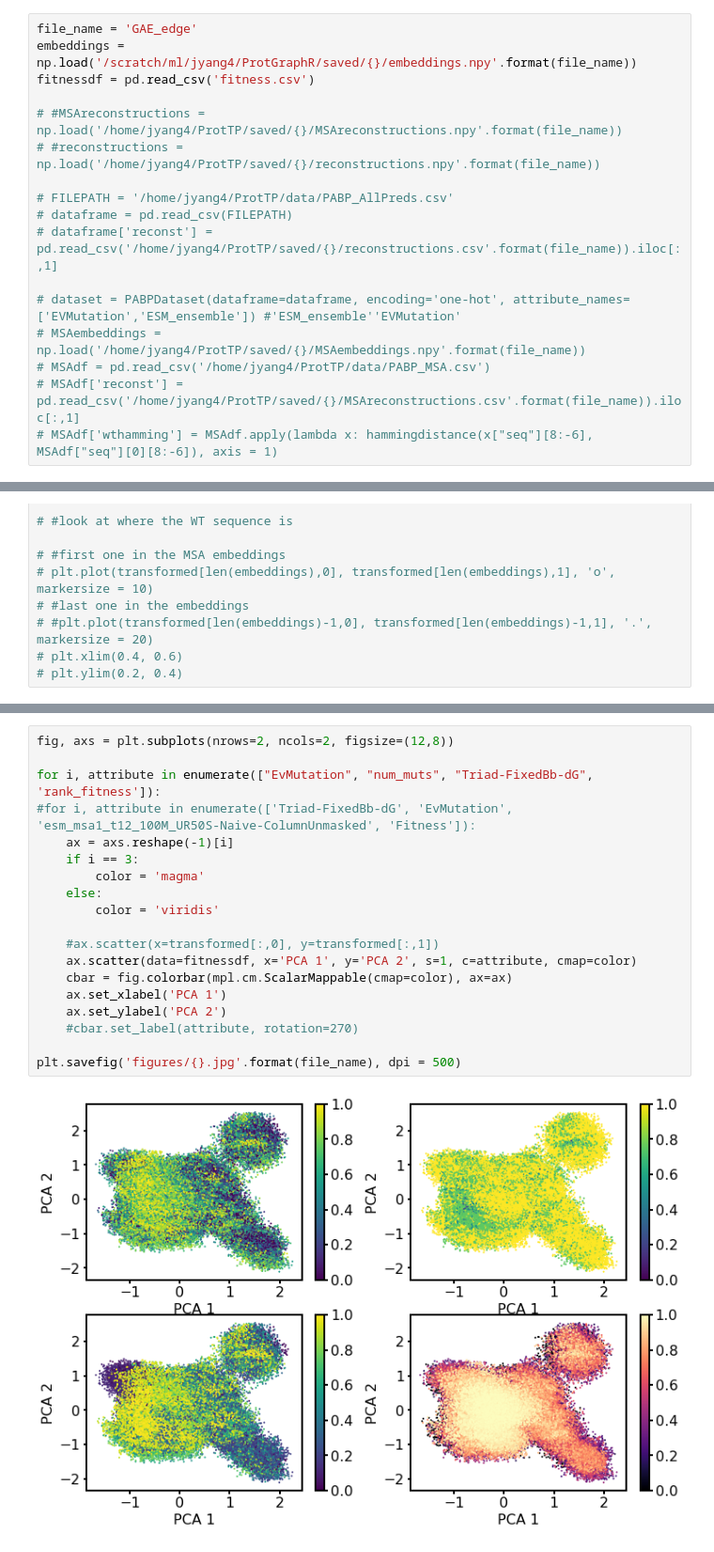
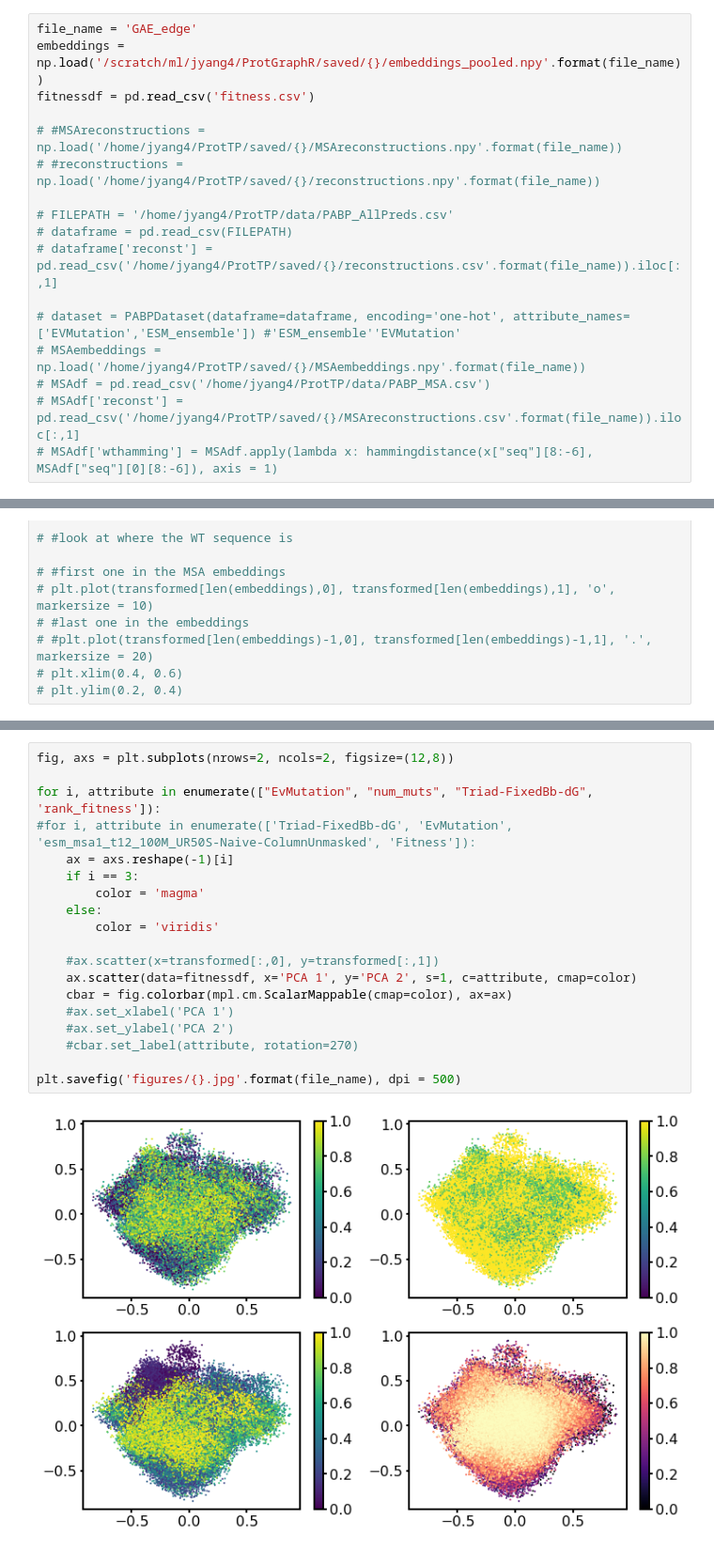
Before and after one commit to jsunn-y/ProtGraphR, a Jupyter notebook: analysis/visualization.ipynb, the cells around one changed output, grey strips where cells are left out. Shown at 94% size. Cells and saved outputs as stored; diff of their text form.

Commit message:
new visualizations

```diff
--- a/analysis/visualization.ipynb
+++ b/analysis/visualization.ipynb
@@ -41,6 +41,6 @@ mpl.rcParams['ytick.major.width'] = 2
 # %%
 file_name = 'GAE_edge'
-embeddings = np.load('/scratch/ml/jyang4/ProtGraphR/saved/{}/embeddings.npy'.format(file_name))
+embeddings = np.load('/scratch/ml/jyang4/ProtGraphR/saved/{}/embeddings_pooled.npy'.format(file_name))
 fitnessdf = pd.read_csv('fitness.csv')
 
 # #MSAreconstructions = np.load('/home/jyang4/ProtTP/saved/{}/MSAreconstructions.npy'.format(file_name))
@@ -118,21 +102,21 @@ fitnessdf
 # %%
 fig, axs = plt.subplots(nrows=2, ncols=2, figsize=(12,8))
 
 for i, attribute in enumerate(["EvMutation", "num_muts", "Triad-FixedBb-dG", 'rank_fitness']):
 #for i, attribute in enumerate(['Triad-FixedBb-dG', 'EvMutation', 'esm_msa1_t12_100M_UR50S-Naive-ColumnUnmasked', 'Fitness']):
     ax = axs.reshape(-1)[i]
     if i == 3:
         color = 'magma'
     else:
         color = 'viridis'
 
     #ax.scatter(x=transformed[:,0], y=transformed[:,1])
     ax.scatter(data=fitnessdf, x='PCA 1', y='PCA 2', s=1, c=attribute, cmap=color)
     cbar = fig.colorbar(mpl.cm.ScalarMappable(cmap=color), ax=ax)
-    ax.set_xlabel('PCA 1')
-    ax.set_ylabel('PCA 2')
+    #ax.set_xlabel('PCA 1')
+    #ax.set_ylabel('PCA 2')
     #cbar.set_label(attribute, rotation=270)
 
 plt.savefig('figures/{}.jpg'.format(file_name), dpi = 500)
 # %% [output]
-[figure, old version]
+[figure, new version]
```
Also changed, not shown: parts of 4 cells of this notebook, 8 other files.
